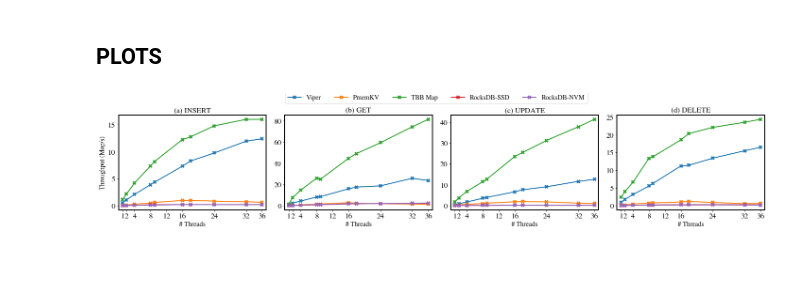
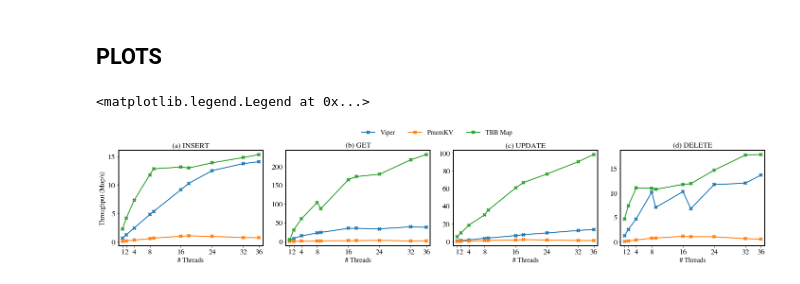
Before and after one commit to hpides/viper, a Jupyter notebook: eval/all_ops.ipynb, the cells around one changed output. Saved outputs shown, nothing was run; the diff lists cells and outputs as text; code cells hidden in the pictures.

```diff
--- a/eval/all_ops.ipynb
+++ b/eval/all_ops.ipynb
@@ -1,7 +1,9 @@
 # %% [markdown]
 ## ANALYSIS
 # %%
-RESULT_JSON = "/Users/law/repos/viper/results/all_ops/all_ops_2020-06-10-18-53.json"
+# RESULT_JSON = "/Users/law/repos/viper/results/all_ops/all_ops_2020-06-10-18-53.json"
+# RESULT_JSON = "/Users/law/repos/viper/results/all_ops/all_ops_2020-06-15-12-10.json"
+RESULT_JSON = "/Users/law/repos/viper/results/all_ops/all_ops_2020-06-15-12-13.json"
 # %%
 import json
 
@@ -20,7 +22,7 @@ VIPER = ('Viper', 'Viper')
 DRAM_MAP = ('DramMap', 'TBB Map')
 FASTER = ('Faster', "FASTER")
 
-ALL_FIXTURES = [VIPER, PMEMKV, DRAM_MAP, ROCKS_DISK, ROCKS_NVM,]
+ALL_FIXTURES = [VIPER, PMEMKV, DRAM_MAP, ]#ROCKS_DISK, ROCKS_NVM,]
 ALL_BM_TYPES = ['insert', 'get', 'update', 'delete']
 
 def get_bm_type(bm_type_str):
@@ -43,5 +45,5 @@ for fixture, _ in ALL_FIXTURES:
     for bm_type in ALL_BM_TYPES:
         runs[(fixture, bm_type)].sort(key=lambda x: x['threads'])
 
-print(runs)
+pprint.pprint(runs)
 # %% [output]
@@ -62,34 +80,35 @@ MILLION = 1_000_000
 # %%
 fig, (insert_ax, get_ax, update_ax, delete_ax) = plt.subplots(1, 4, figsize=(20, 4))
 
 def get_bm_ax(bm_type):
     if bm_type == 'insert': return insert_ax
     if bm_type == 'get': return get_ax
     if bm_type == 'update': return update_ax
     if bm_type == 'delete': return delete_ax
     raise RuntimeError(f"Unknown bm_type {bm_type}")
 
 num_threads = sorted({run['threads'] for run in list(runs.values())[0]})
 
 for bm_type, letter in zip(ALL_BM_TYPES, ['a', 'b', 'c', 'd']):
     ax = get_bm_ax(bm_type)
     ax.set_xlabel("# Threads")
     ax.set_title(f"({letter}) {bm_type.upper()}")
     for (fixture, _) in ALL_FIXTURES:
         r = [run['items_per_second'] / MILLION for run in runs[(fixture, bm_type)]]
         ax.plot(num_threads, r, marker='X', ms=8, markeredgewidth=0.1, lw=2)
     x_ticks = np.append(ax.get_xticks(), 36)
-    ax.set_xticks([1, 2, 4, 8, 12, 16, 24, 32, 36])
+    ax.set_xticks([1, 2, 4, 8, 16, 24, 32, 36])
     ax.set_xlim(0, 37)
 
 # ax.plot(num_threads, rocks_disk_runs, label="DIMM", ls='-', color='grey')
 # ax.plot(num_threads, rocks_nvm_runs, label="Block", ls='--', color='#BA2121')
 
 insert_ax.set_ylabel("Throughput (Mop/s)")
 # fig.legend(frameon=True, loc="upper center", borderaxespad=0.1,) #, bbox_to_anchor=(0.55, 0.54))
-fig.legend(loc='upper center', labels=[f[1] for f in ALL_FIXTURES], bbox_to_anchor=(0.5, 1.05), ncol=6)
+fig.legend(loc='upper center', labels=[f[1] for f in ALL_FIXTURES], bbox_to_anchor=(0.5, 1.05), ncol=6, frameon=False)
 
 # ax.grid(axis='y', which='major')
-fig.savefig('charts/all_ops.pdf', bbox_inches='tight')
+# fig.savefig('charts/all_ops.pdf', bbox_inches='tight')
 # %% [output]
+<matplotlib.legend.Legend at 0x...>
-[figure, old version]
+[figure, new version]
```
Also changed, not shown: parts of 1 cell of this notebook, 6 other files.
